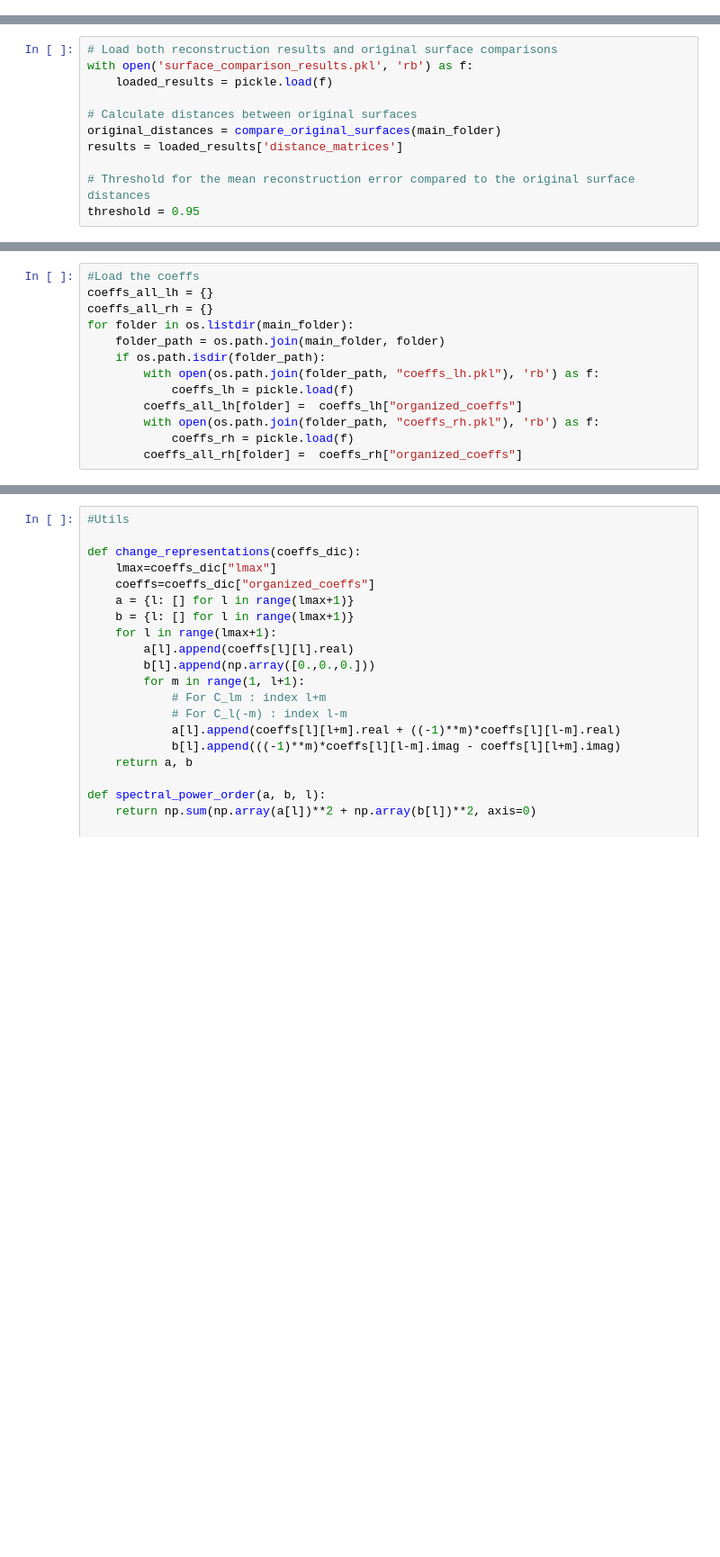
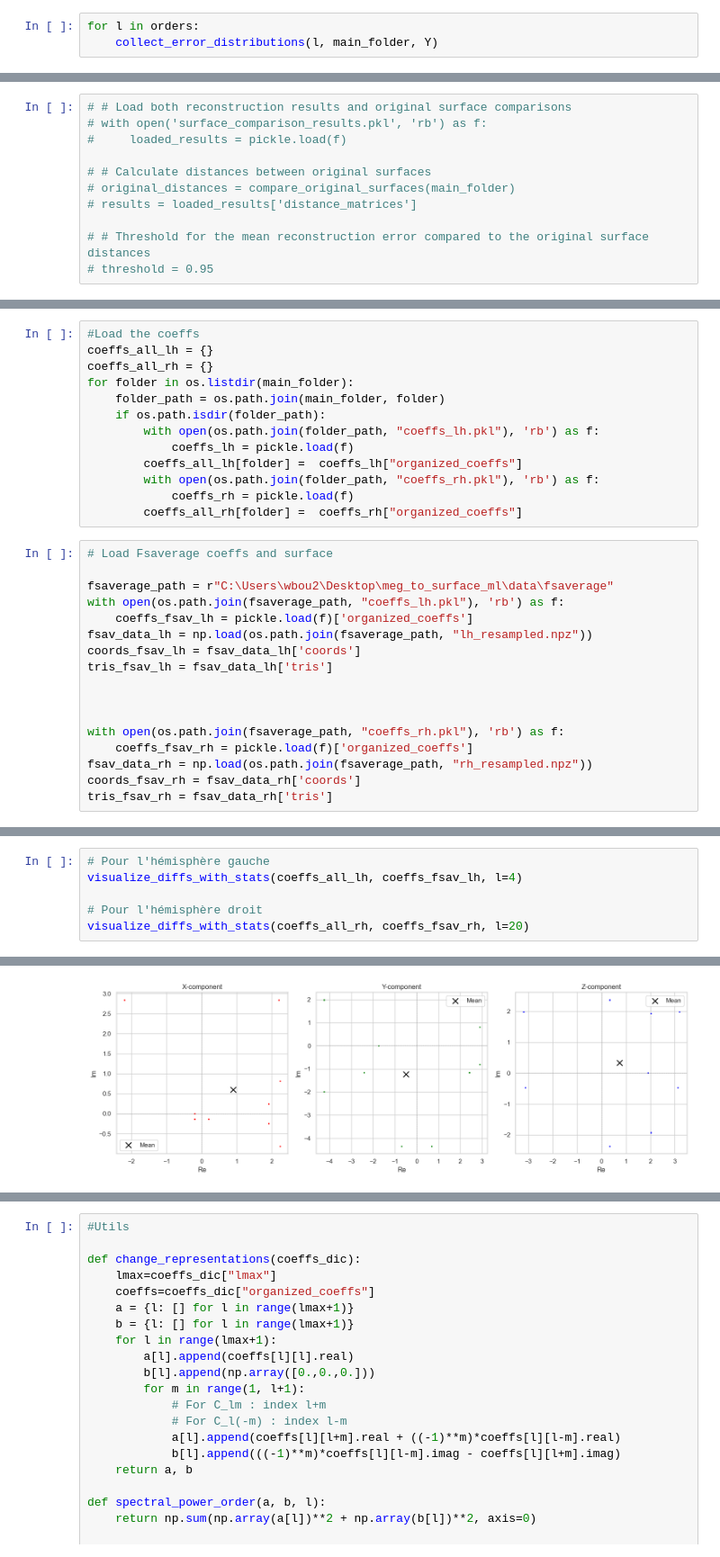
Before and after one commit to Waldoo78/meg_to_surface_ml, a Jupyter notebook: notebooks/CAM_CAN_analysis.ipynb, the cells around one changed output, grey strips where cells are left out. Shown at 90% size. Saved outputs shown, nothing was run; the diff lists cells and outputs as text; blank space fills up the shorter version.

```diff
--- a/notebooks/CAM_CAN_analysis.ipynb
+++ b/notebooks/CAM_CAN_analysis.ipynb
@@ -300,0 +417,3 @@ Max: 0.01599
+# %%
+for l in orders:
+    collect_error_distributions(l, main_folder, Y)
@@ -402,14 +676,14 @@ def compare_reconstructions(main_folder, SH, Y, lmax):
 # with open('surface_comparison_results.pkl', 'wb') as f:
 #     pickle.dump(results_to_save, f)
 # %%
-# Load both reconstruction results and original surface comparisons
-with open('surface_comparison_results.pkl', 'rb') as f:
-    loaded_results = pickle.load(f)
+# # Load both reconstruction results and original surface comparisons
+# with open('surface_comparison_results.pkl', 'rb') as f:
+#     loaded_results = pickle.load(f)
 
-# Calculate distances between original surfaces
-original_distances = compare_original_surfaces(main_folder)
-results = loaded_results['distance_matrices']
+# # Calculate distances between original surfaces
+# original_distances = compare_original_surfaces(main_folder)
+# results = loaded_results['distance_matrices']
 
-# Threshold for the mean reconstruction error compared to the original surface distances
-threshold = 0.95
+# # Threshold for the mean reconstruction error compared to the original surface distances
+# threshold = 0.95
 # %%
@@ -575,3 +733,20 @@ for folder in os.listdir(main_folder):
         with open(os.path.join(folder_path, "coeffs_rh.pkl"), 'rb') as f:
             coeffs_rh = pickle.load(f)
         coeffs_all_rh[folder] =  coeffs_rh["organized_coeffs"]
+# %%
+# Load Fsaverage coeffs and surface
+
+fsaverage_path = r"C:\Users\wbou2\Desktop\meg_to_surface_ml\data\fsaverage"
+with open(os.path.join(fsaverage_path, "coeffs_lh.pkl"), 'rb') as f:
+    coeffs_fsav_lh = pickle.load(f)['organized_coeffs']
+fsav_data_lh = np.load(os.path.join(fsaverage_path, "lh_resampled.npz"))
+coords_fsav_lh = fsav_data_lh['coords']
+tris_fsav_lh = fsav_data_lh['tris']
+
+
+
+with open(os.path.join(fsaverage_path, "coeffs_rh.pkl"), 'rb') as f:
+    coeffs_fsav_rh = pickle.load(f)['organized_coeffs']
+fsav_data_rh = np.load(os.path.join(fsaverage_path, "rh_resampled.npz"))
+coords_fsav_rh = fsav_data_rh['coords']
+tris_fsav_rh = fsav_data_rh['tris']
@@ -577,0 +911,7 @@ for folder in os.listdir(main_folder):
+# %%
+# Pour l'hémisphère gauche
+visualize_diffs_with_stats(coeffs_all_lh, coeffs_fsav_lh, l=4)
+
+# Pour l'hémisphère droit
+visualize_diffs_with_stats(coeffs_all_rh, coeffs_fsav_rh, l=20)
+# %% [output]
@@ -577,0 +938 @@ for folder in os.listdir(main_folder):
+[figure, added]
```
Also changed, not shown: parts of 71 cells of this notebook, 40 other files.
